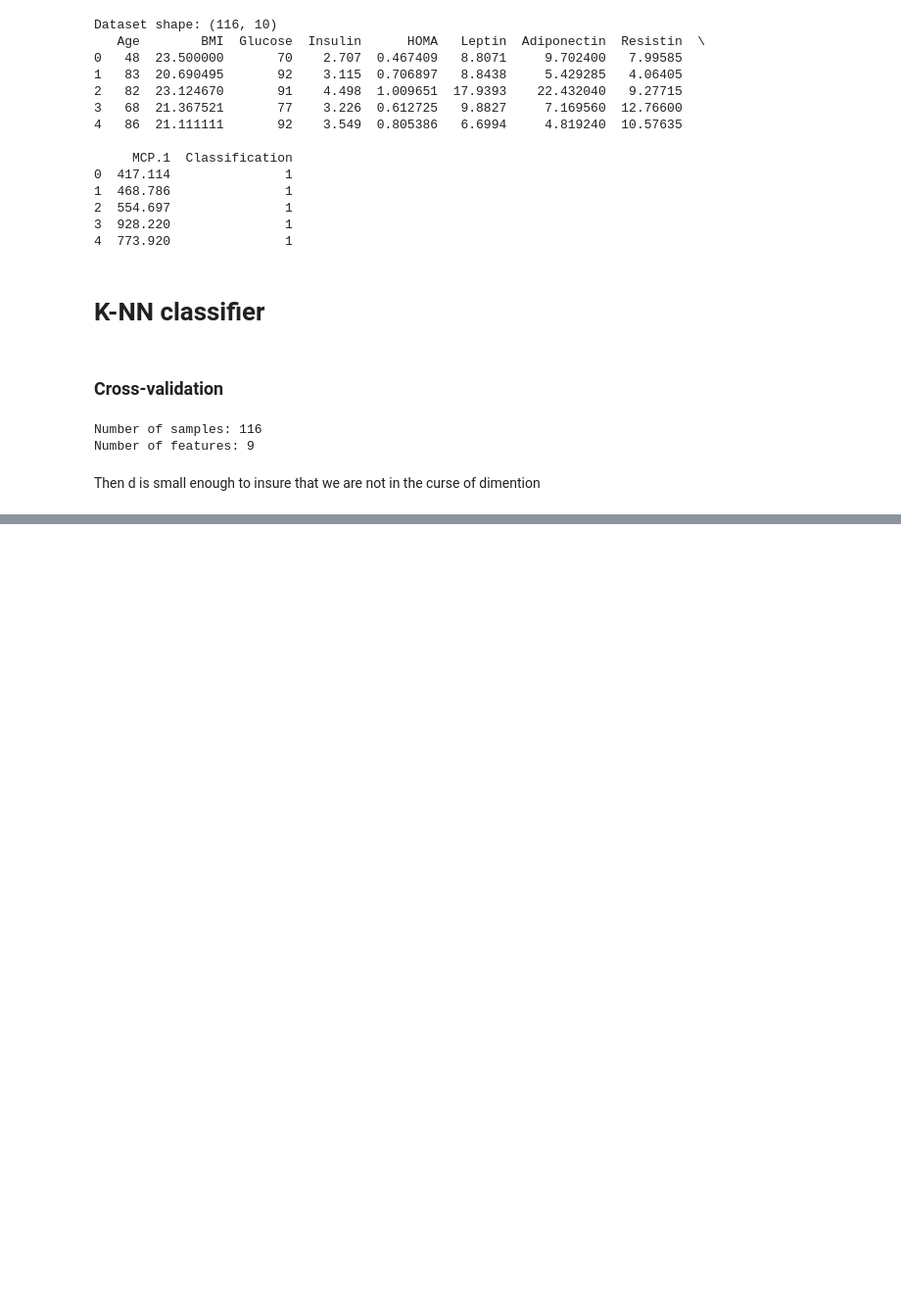
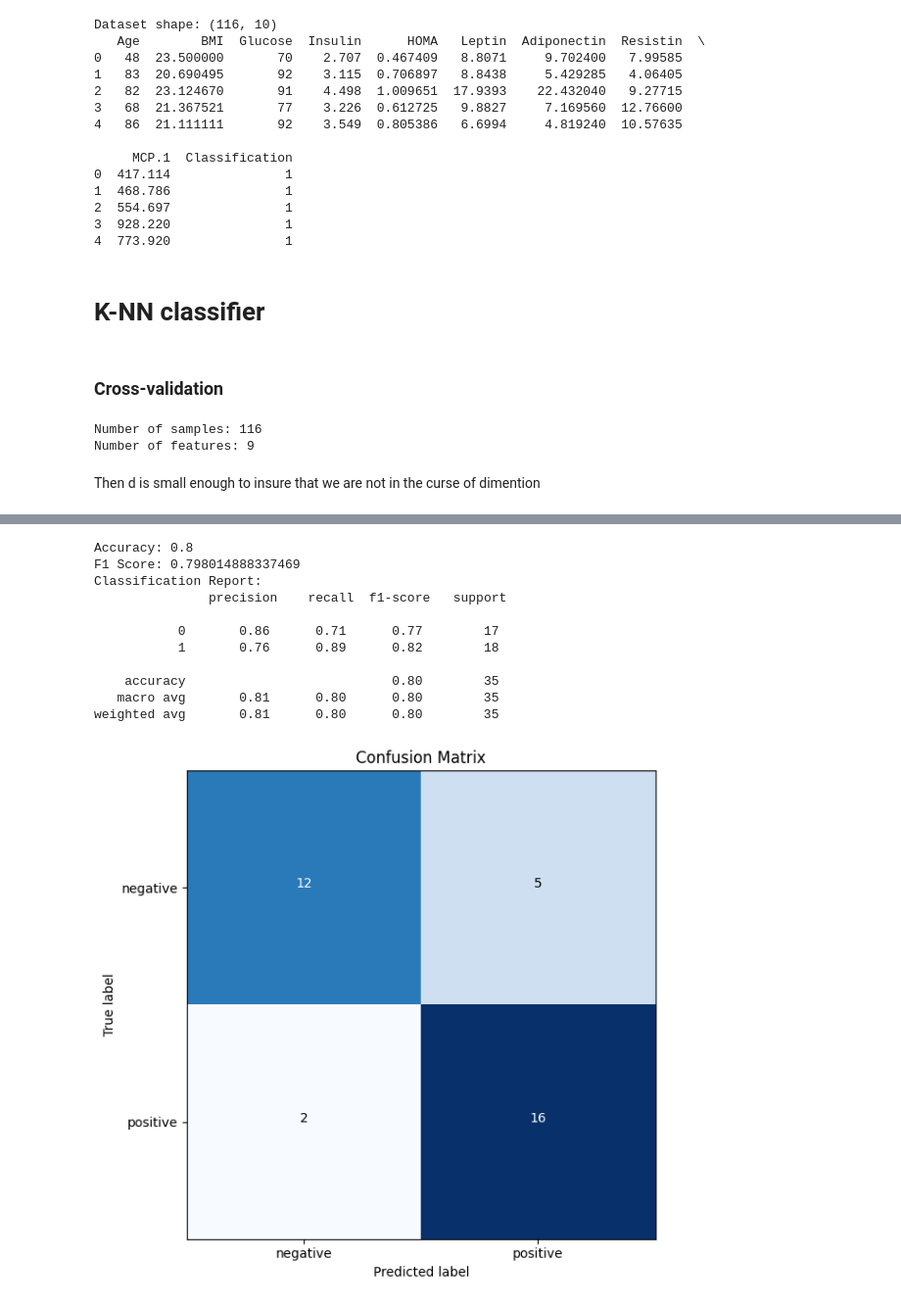
Before and after one commit to ErwanR123/breast-cancer-detection, a Jupyter notebook: knn.ipynb, the cells around one changed output, grey strips where cells are left out. Shown: that part at 98% size. Drawn from its saved outputs; the diff is of its cells as text; code cells hidden in the pictures; blank space fills up the shorter version.

```diff
--- a/knn.ipynb
+++ b/knn.ipynb
@@ -130,0 +70,62 @@ weighted avg       0.77      0.77      0.77        35
+# %%
+X_train, X_test, y_train, y_test = train_test_split(X, y, test_size=0.3, random_state=42)
+
+scaler = StandardScaler()
+X_train = scaler.fit_transform(X_train)
+X_test = scaler.transform(X_test)
+
+knn = KNeighborsClassifier(n_neighbors=22) # using the best k found
+knn.fit(X_train, y_train)
+
+y_pred = knn.predict(X_test)
+
+acc = accuracy_score(y_test, y_pred)
+f1 = f1_score(y_test, y_pred, average='weighted')
+class_report = classification_report(y_test, y_pred)
+
+# Display differents performance of the model
+print("Accuracy:", acc)
+print("F1 Score:", f1)
+print("Classification Report:\n", class_report)
+
+# Plottinf the confusion matrix
+cm = confusion_matrix(y_test, y_pred)
+plt.figure(figsize=(8, 6))
+plt.imshow(cm, interpolation='nearest', cmap=plt.cm.Blues)
+plt.title('Confusion Matrix')
+for i in range(cm.shape[0]):
+    for j in range(cm.shape[1]):
+        plt.text(j, i, cm[i, j], horizontalalignment='center', color='white' if cm[i, j] > cm.max() / 2 else 'black')
+plt.xticks(np.arange(len(np.unique(y))),labels = ["negative", "positive"])
+plt.yticks(np.arange(len(np.unique(y))),labels = ["negative", "positive"])
+plt.xlabel('Predicted label')
+plt.ylabel('True label')
+plt.tight_layout()
+plt.show()
+
+# Plotting ROC curve
+fpr, tpr, thresholds = roc_curve(y_test, knn.predict_proba(X_test)[:, 1])
+plt.figure(figsize=(8, 6))
+plt.plot(fpr, tpr, color='blue', label='ROC curve (area = {:.2f})'.format(f1))
+plt.plot([0, 1], [0, 1], color='red', linestyle='--')
+plt.xlim([-0.05, 1.05])
+plt.ylim([-0.05, 1.05])
+plt.xlabel('False Positive Rate')
+plt.ylabel('True Positive Rate')
+plt.title('Receiver Operating Characteristic (ROC) Curve')
+plt.legend(loc='lower right')
+plt.grid()
+plt.show()
+# %% [output]
+Accuracy: 0.8
+F1 Score: 0.798014888337469
+Classification Report:
+               precision    recall  f1-score   support
+
+           0       0.86      0.71      0.77        17
+           1       0.76      0.89      0.82        18
+
+    accuracy                           0.80        35
+   macro avg       0.81      0.80      0.80        35
+weighted avg       0.81      0.80      0.80        35
+[figure, added]
```
Also changed, not shown: parts of 4 cells of this notebook.
